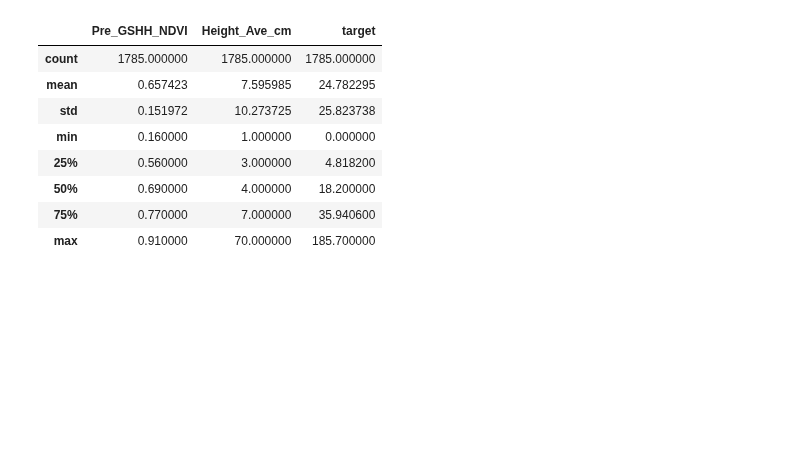
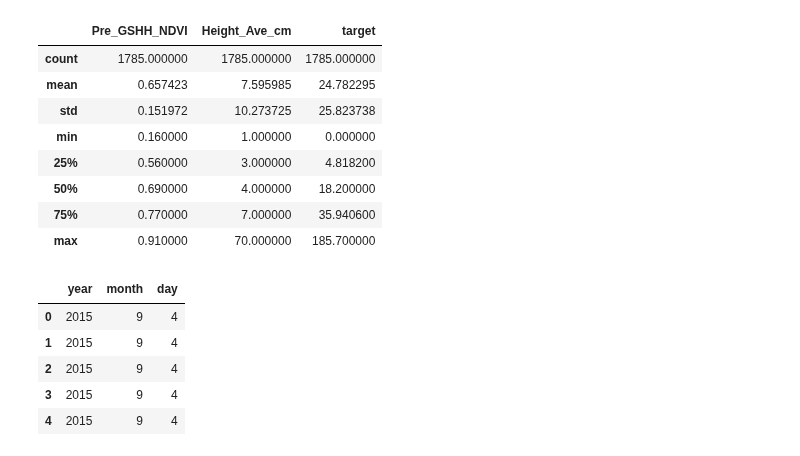
Before and after one commit to LoNebula/Kaggle, a Jupyter notebook: src/CSIRO_Image2Biomass_Prediction/1_CSIRO_Image2Biomass_Prediction.ipynb, the cells around one changed output. Cells and saved outputs as stored; diff of their text form; code cells hidden in the pictures; blank space fills up the shorter version.

```diff
--- a/src/CSIRO_Image2Biomass_Prediction/1_CSIRO_Image2Biomass_Prediction.ipynb
+++ b/src/CSIRO_Image2Biomass_Prediction/1_CSIRO_Image2Biomass_Prediction.ipynb
@@ -99,3 +99,18 @@ train_df.describe()
 # %%
 # Summarize the tabular features
 tabular_feats = ["Pre_GSHH_NDVI", "Height_Ave_cm", "State", "Species", "Sampling_Date"]
+# %%
+train_df["Sampling_Date"] = pd.to_datetime(train_df["Sampling_Date"], format="%Y/%m/%d")
+
+train_df["year"] = train_df["Sampling_Date"].dt.year
+train_df["month"] = train_df["Sampling_Date"].dt.month
+train_df["day"] = train_df["Sampling_Date"].dt.day
+
+train_df[["year", "month", "day"]].head()
+# %% [output]
+|  | year | month | day |
+| 0 | 2015 | 9 | 4 |
+| 1 | 2015 | 9 | 4 |
+| 2 | 2015 | 9 | 4 |
+| 3 | 2015 | 9 | 4 |
+| 4 | 2015 | 9 | 4 |
```
Also changed, not shown: parts of 1 cell of this notebook.
